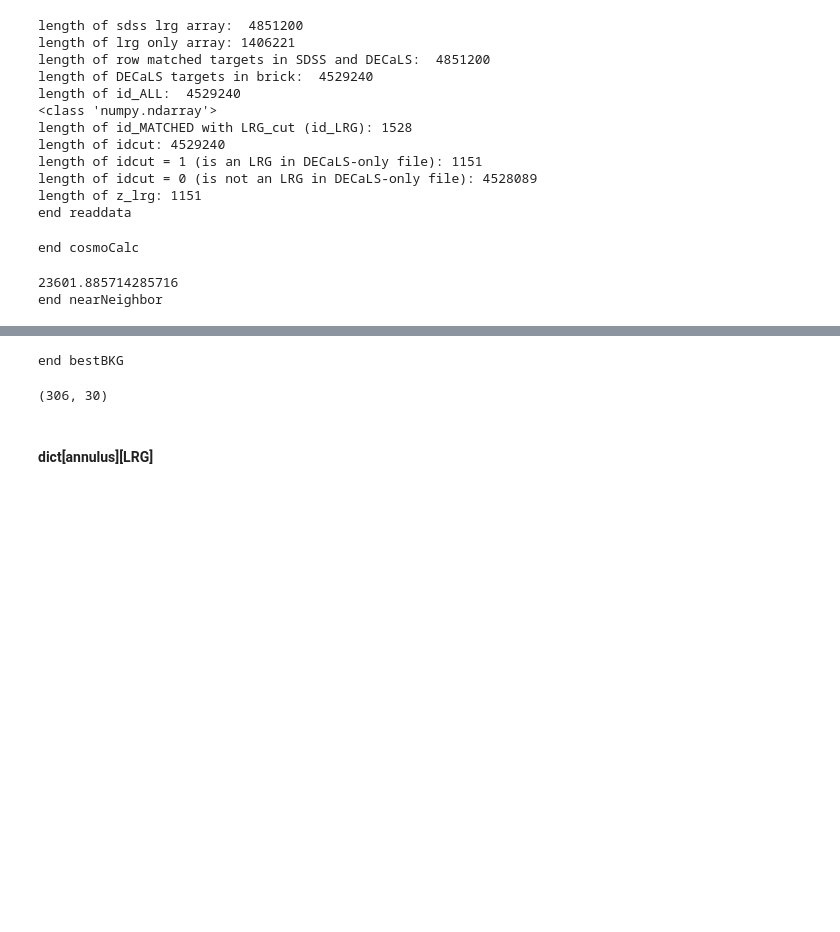
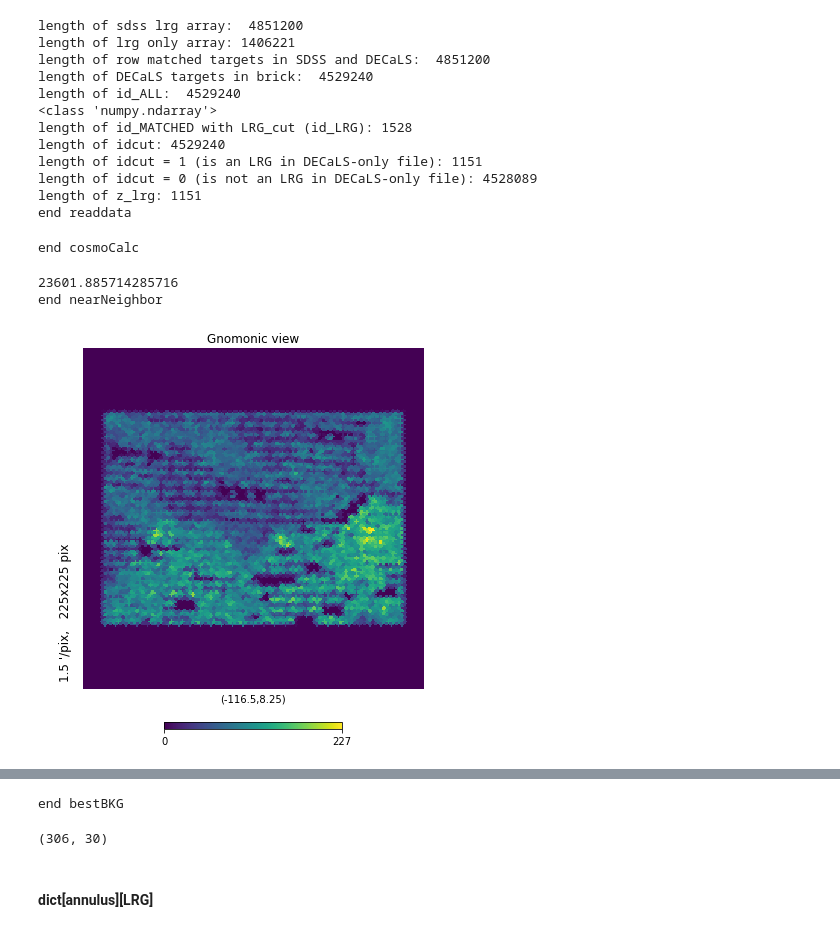
Before and after one commit to metownsend/lrg-project, a Jupyter notebook: statSub_modules.ipynb, the cells around one changed output, grey strips where cells are left out. Cells and saved outputs as stored; diff of their text form; code cells hidden in the pictures; blank space fills up the shorter version.

```diff
--- a/statSub_modules.ipynb
+++ b/statSub_modules.ipynb
@@ -114,0 +86,97 @@ for i in range(len(ra)):
+# %%
+# numbkg, med_local, sigma, omega, Nbkg, r2, dist_r2, r3, dist_r3, zip_list_LRG, zip_list_BKG = localBKG_and_interlopers(distance_kpc, distance_r2, distance_r3, kpc_DA, ra_LRG, dec_LRG, ra_BKG, dec_BKG, rmag_BKG, color_BKG, xedges, yedges)
+
+min_radius = 0.4
+max_radius = 1.0
+nside = 1024
+npixel= hp.nside2npix(nside)
+ra = np.concatenate([ra_LRG, ra_BKG])
+dec = np.concatenate([dec_LRG, dec_BKG])
+
+# Using HEALPy/HEALPix to find background sources
+
+# Make HEALPix map
+# Convert ra/dec into theta/phi
+theta_cut_LRG = []
+phi_cut_LRG = []
+
+for i in range(len(ra_cut_LRG)):
+    theta_cut_LRG.append(np.radians(90.-dec_cut_LRG[i]))
+    phi_cut_LRG.append(np.radians(ra_cut_LRG[i]))
+
+theta = []
+phi = []
+
+for i in range(len(ra)):
+    theta.append(np.radians(90-dec[i]))
+    phi.append(np.radians(ra[i]))
+
+
+# Convert angles theta and phi to pixel numbers
+pix = hp.ang2pix(nside, theta, phi)
+
+# Create a HEALPix map from pix
+mapp = np.bincount(pix, minlength=npixel)
+
+# Plot mapp
+hp.gnomview(mapp, xsize = 225, rot=(-116.5, 8.25), flip='geo')
+plt.show()
+
+# Extracting the number of sources
+
+# Convert theta and phi to a vector
+vec = hp.ang2vec(theta_cut_LRG, phi_cut_LRG, lonlat=False)
+
+# Query_disc to find indices of pixels within a search radius
+indices_min = []
+indices_max = []
+
+for i in range(len(vec)):
+    indices_min.append(hp.query_disc(nside, vec[i], np.radians(min_radius)))
+    indices_max.append(hp.query_disc(nside, vec[i], np.radians(max_radius)))
+
+# Get arrays for sources per pixel in the search radius
+temp_min0 = [] # temporary array
+source_arrays_min = []
+
+for i in range(len(indices_min)):
+    for j in range(len(indices_min[i])):
+        temp_min0.append(mapp[indices_min[i][j]])
+    source_arrays_min.append(temp_min0)
+    temp_min0 = []
+
+temp_max0 = [] # temporary array
+source_arrays_max = []
+
+for i in range(len(indices_max)):
+    for j in range(len(indices_max[i])):
+        temp_max0.append(mapp[indices_max[i][j]])
+    source_arrays_max.append(temp_max0)
+    temp_max0 = []
+
+# Get arrays of number of sources
+temp_min1 = [] # temporary array
+source_numbers_min = []
+
+for i in range(len(source_arrays_min)):
+    for j in range(len(source_arrays_min[i])):
+        temp_min1.append(source_arrays_min[i][j])
+        temp_min2 = np.array(temp_min1)
+    source_numbers_min.append(len(temp_min2[np.where(temp_min2 > 0)]))
+#     source_numbers.append(len(temp2))
+    temp_min1 = []
+
+temp_max1 = [] # temporary array
+source_numbers_max = []
+
+for i in range(len(source_arrays_max)):
+    for j in range(len(source_arrays_max[i])):
+        temp_max1.append(source_arrays_max[i][j])
+        temp_max2 = np.array(temp_max1)
+    source_numbers_max.append(len(temp_max2[np.where(temp_max2 > 0)]))
+    temp_max1 = []
+
+
+print("end interlopers")
+# %% [output]
+[figure, added]
```
Also changed, not shown: parts of 5 cells of this notebook, 1 other file.
